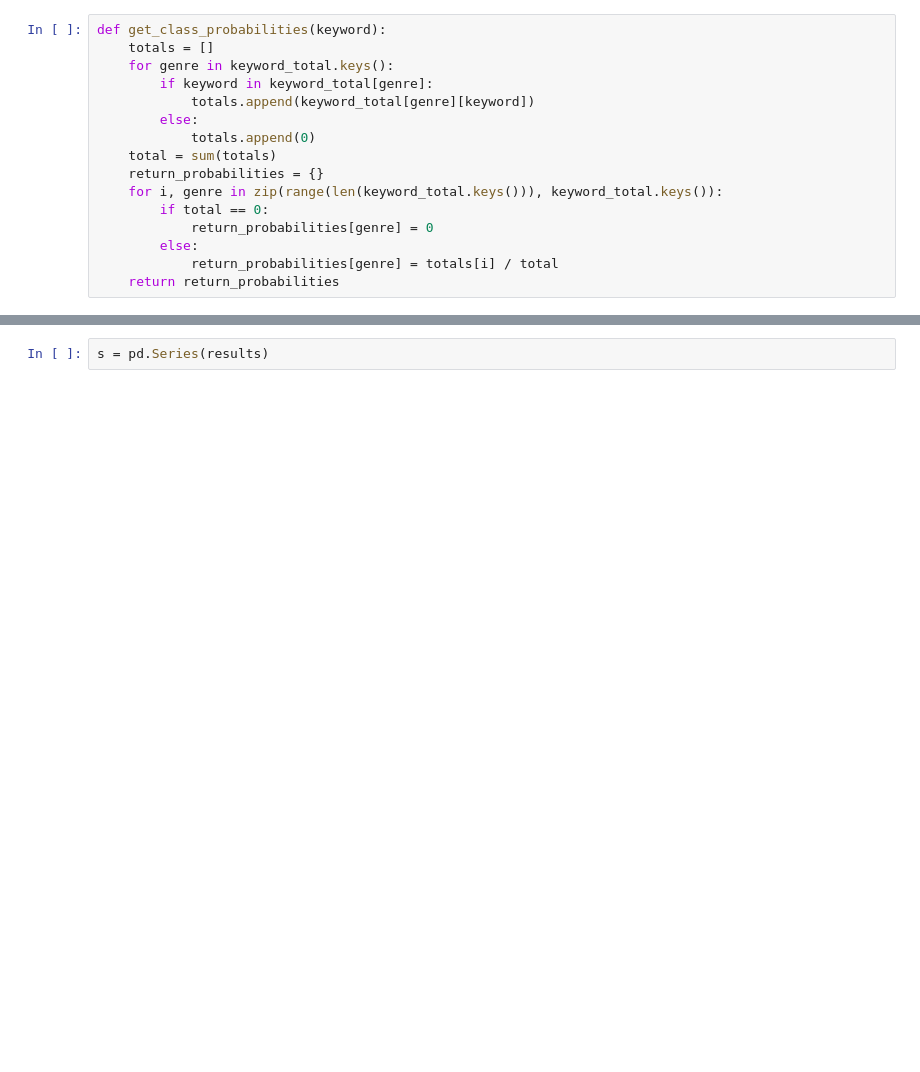
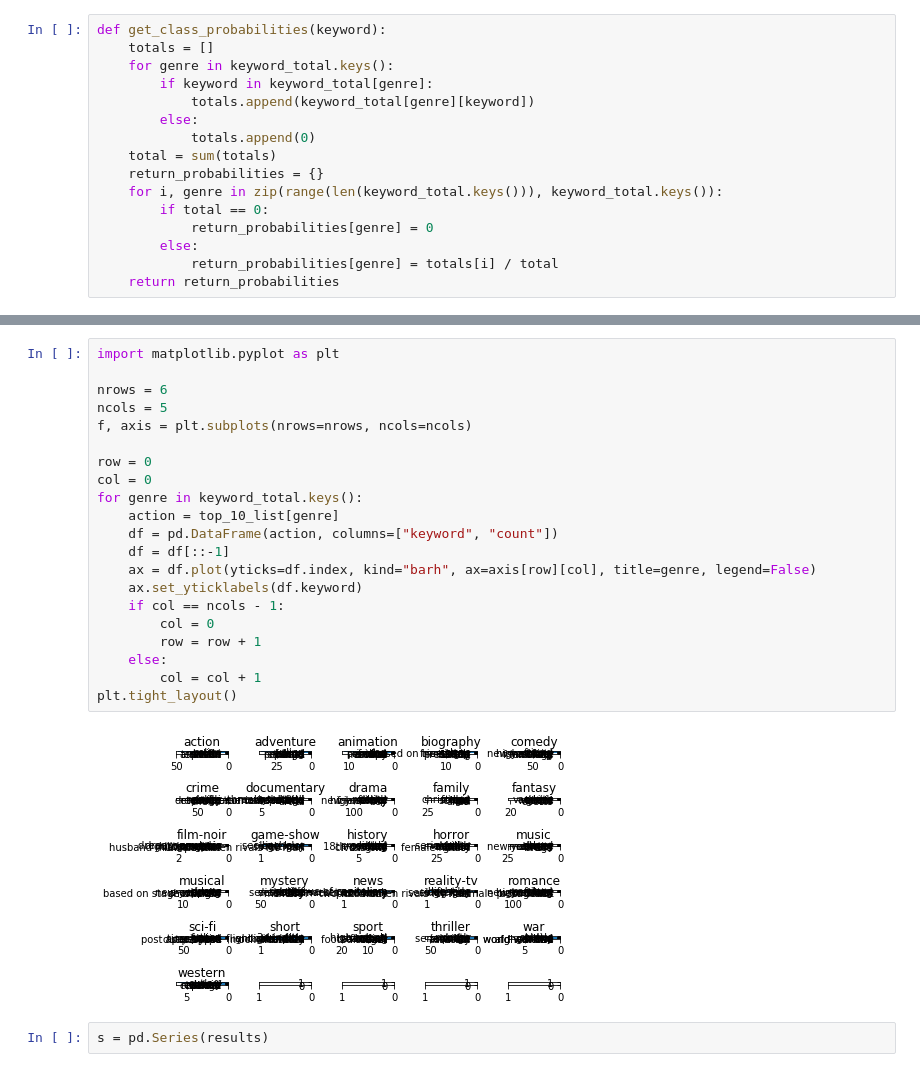
Before and after one commit to c4wrd/data-science-project, a Jupyter notebook: sandbox-cory.ipynb, the cells around one changed output, grey strips where cells are left out. Drawn from its saved outputs; the diff is of its cells as text; blank space fills up the shorter version.

```diff
--- a/sandbox-cory.ipynb
+++ b/sandbox-cory.ipynb
@@ -80,3 +106,26 @@ get_class_probabilities("nudity")
+# %%
+import matplotlib.pyplot as plt
+
+nrows = 6
+ncols = 5
+f, axis = plt.subplots(nrows=nrows, ncols=ncols)
+
+row = 0
+col = 0
+for genre in keyword_total.keys():
+    action = top_10_list[genre]
+    df = pd.DataFrame(action, columns=["keyword", "count"])
+    df = df[::-1]
+    ax = df.plot(yticks=df.index, kind="barh", ax=axis[row][col], title=genre, legend=False)
+    ax.set_yticklabels(df.keyword)
+    if col == ncols - 1:
+        col = 0
+        row = row + 1
+    else:
+        col = col + 1
+plt.tight_layout()
+# %% [output]
+[figure, added]
 # %%
 s = pd.Series(results)
 # %%
```
Also changed, not shown: parts of 4 cells of this notebook, 1 other file.
